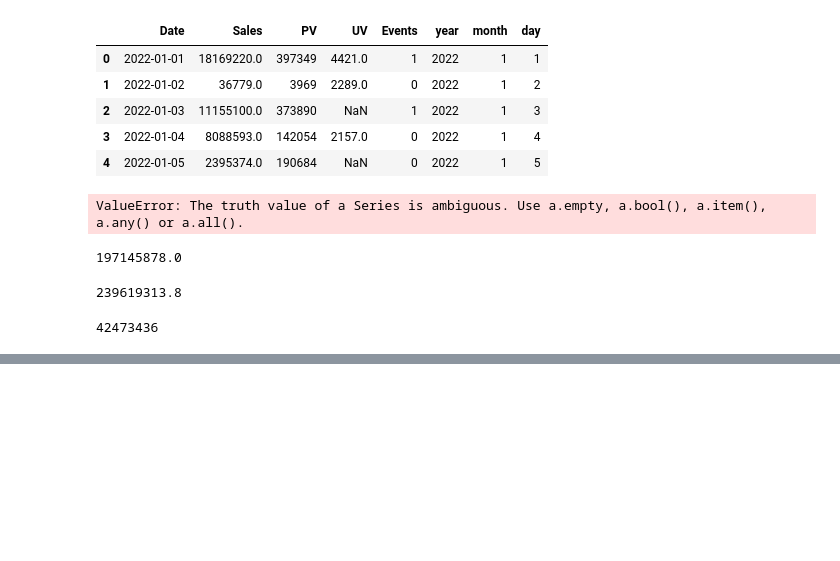
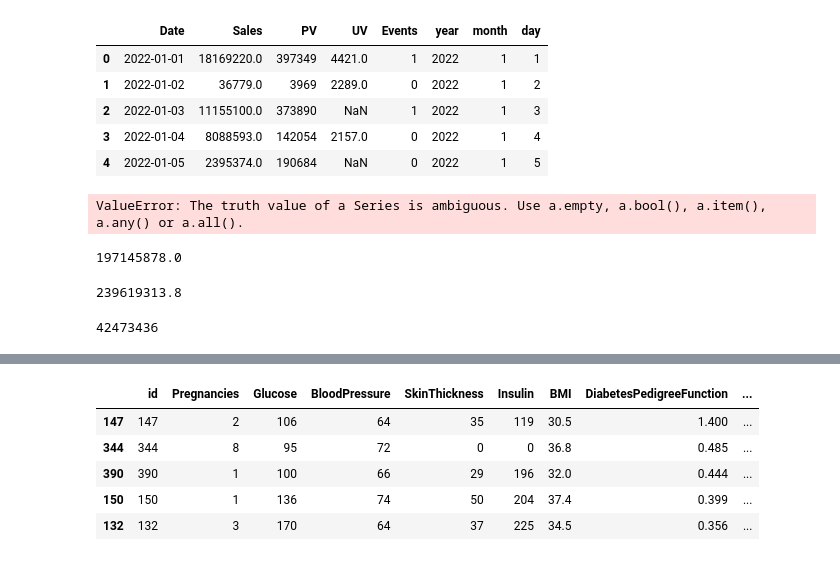
Before and after one commit to hyeongjin-kim-dev/Myworkspace, a Jupyter notebook: CodingTest & BigdataCertification/연습장.ipynb, the cells around one changed output, grey strips where cells are left out. Saved outputs shown, nothing was run; the diff lists cells and outputs as text; code cells hidden in the pictures; blank space fills up the shorter version.

```diff
--- a/CodingTest & BigdataCertification/연습장.ipynb
+++ b/CodingTest & BigdataCertification/연습장.ipynb
@@ -364,0 +462,9 @@ int(round(abs(sale1 - sale2),0))
+# %%
+X_train.head()
+# %% [output]
+|  | id | Pregnancies | Glucose | BloodPressure | SkinThickness | Insulin | BMI | DiabetesPedigreeFunction | ... |
+| 147 | 147 | 2 | 106 | 64 | 35 | 119 | 30.5 | 1.400 | ... |
+| 344 | 344 | 8 | 95 | 72 | 0 | 0 | 36.8 | 0.485 | ... |
+| 390 | 390 | 1 | 100 | 66 | 29 | 196 | 32.0 | 0.444 | ... |
+| 150 | 150 | 1 | 136 | 74 | 50 | 204 | 37.4 | 0.399 | ... |
+| 132 | 132 | 3 | 170 | 64 | 37 | 225 | 34.5 | 0.356 | ... |
```
Also changed, not shown: parts of 20 cells of this notebook.
